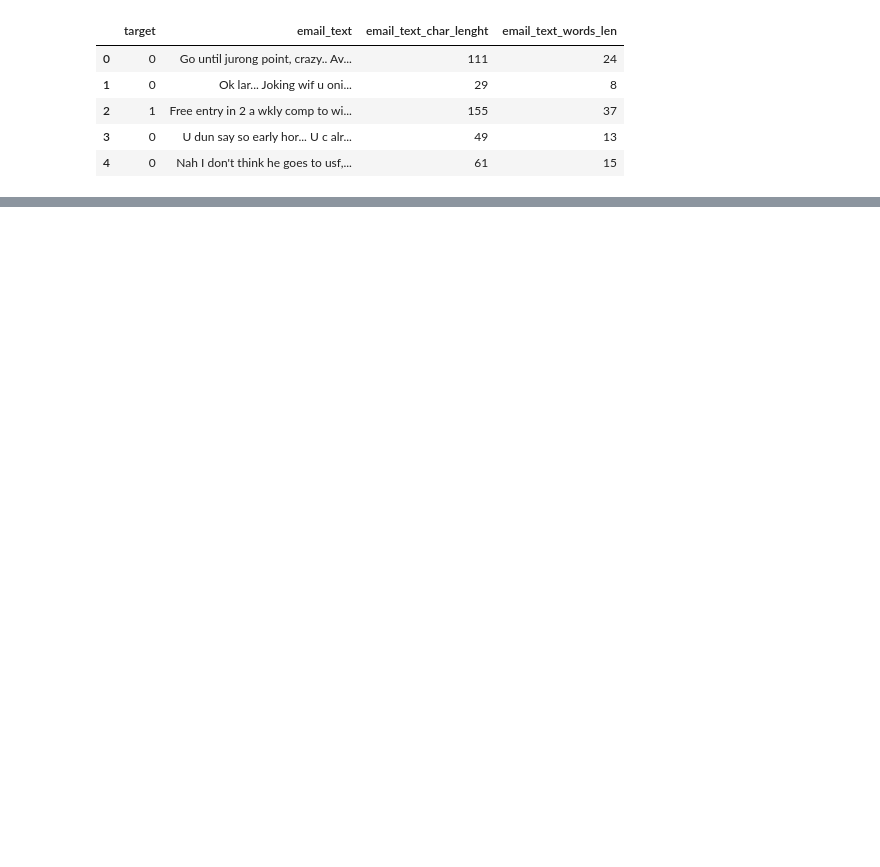
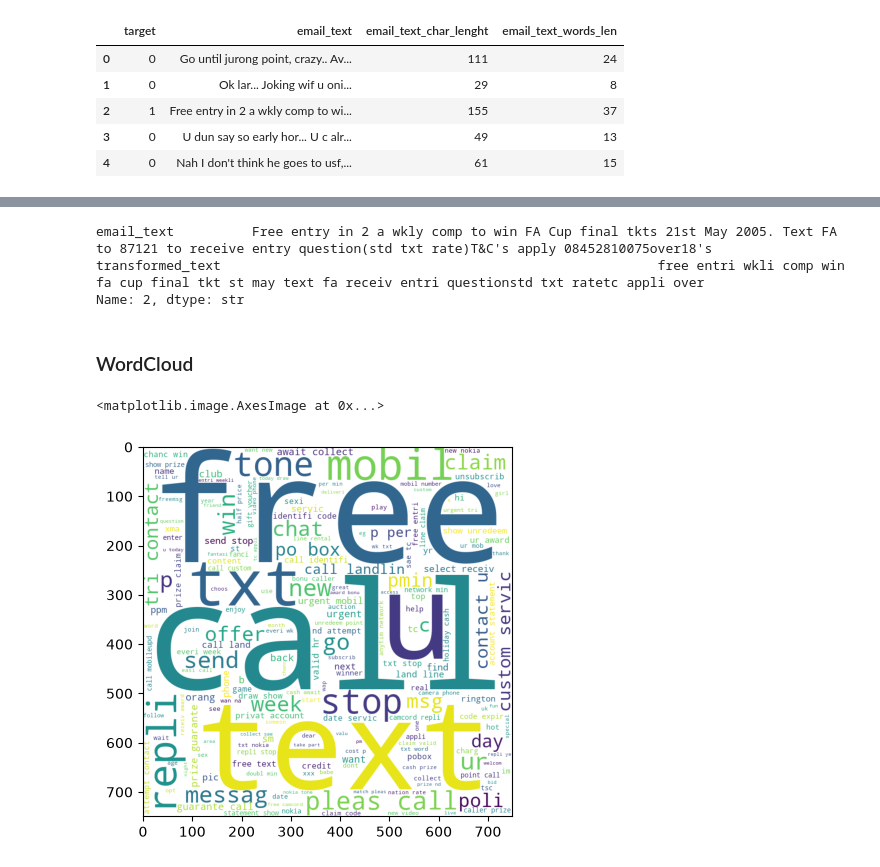
Before and after one commit to SharafatKhattak/Email_Spam_Classifier, a Jupyter notebook: spam.ipynb, the cells around one changed output, grey strips where cells are left out. Drawn from its saved outputs; the diff is of its cells as text; code cells hidden in the pictures; blank space fills up the shorter version.

Commit message:
3 Data Preprocessing  1. Lower Case  2. Remove Special Characters  3. Tokenization  4. Stop word removal  5. Stemming

```diff
--- a/spam.ipynb
+++ b/spam.ipynb
@@ -117,0 +125,17 @@ df.head(50)
+# %%
+import nltk
+from nltk.stem import PorterStemmer
+from nltk.corpus import stopwords
+
+nltk.download('stopwords')
+
+stop_words = set(stopwords.words('english'))  # loaded once, lowercase, set for O(1) lookup
+
+def transform_text(text):
+    text = text.lower()
+    text = re.sub(r'[^a-zA-Z\s]', '', text)
+    tokens = nltk.word_tokenize(text)
+    tokens = [token for token in tokens if token not in stop_words]
+    stemmer = PorterStemmer()
+    stemmed_tokens = [stemmer.stem(token) for token in tokens]
+    return ' '.join(stemmed_tokens)
@@ -117,0 +146,20 @@ df.head(50)
+# %%
+df['transformed_text'] = df['email_text'].apply(transform_text)
+# %%
+pd.set_option('display.max_colwidth', None)
+df.loc[2,['email_text','transformed_text']]
+# %% [output]
+email_text          Free entry in 2 a wkly comp to win FA Cup final tkts 21st May 2005. Text FA to 87121 to receive entry question(std txt rate)T&C's apply 08452810075over18's
+transformed_text                                                        free entri wkli comp win fa cup final tkt st may text fa receiv entri questionstd txt ratetc appli over
+Name: 2, dtype: str
+# %% [markdown]
+### WordCloud
+# %%
+from wordcloud import WordCloud
+wc=WordCloud(width=750,height=750,background_color='white',min_font_size=10)
+
+spam_wc = wc.generate(df[df['target'] == 1]['transformed_text'].str.cat(sep=' '))
+plt.imshow(spam_wc)
+# %% [output]
+<matplotlib.image.AxesImage at 0x...>
+[figure, added]
```
Also changed, not shown: parts of 9 cells of this notebook.
